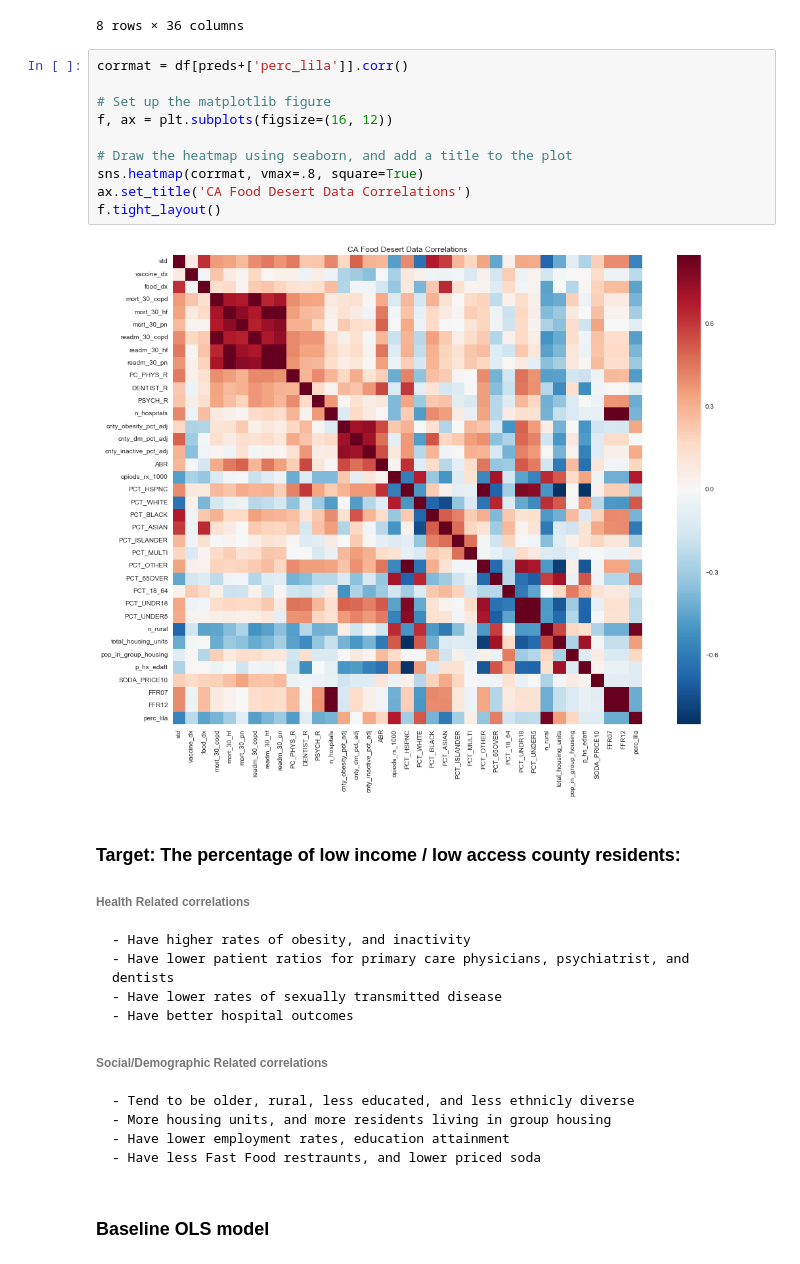
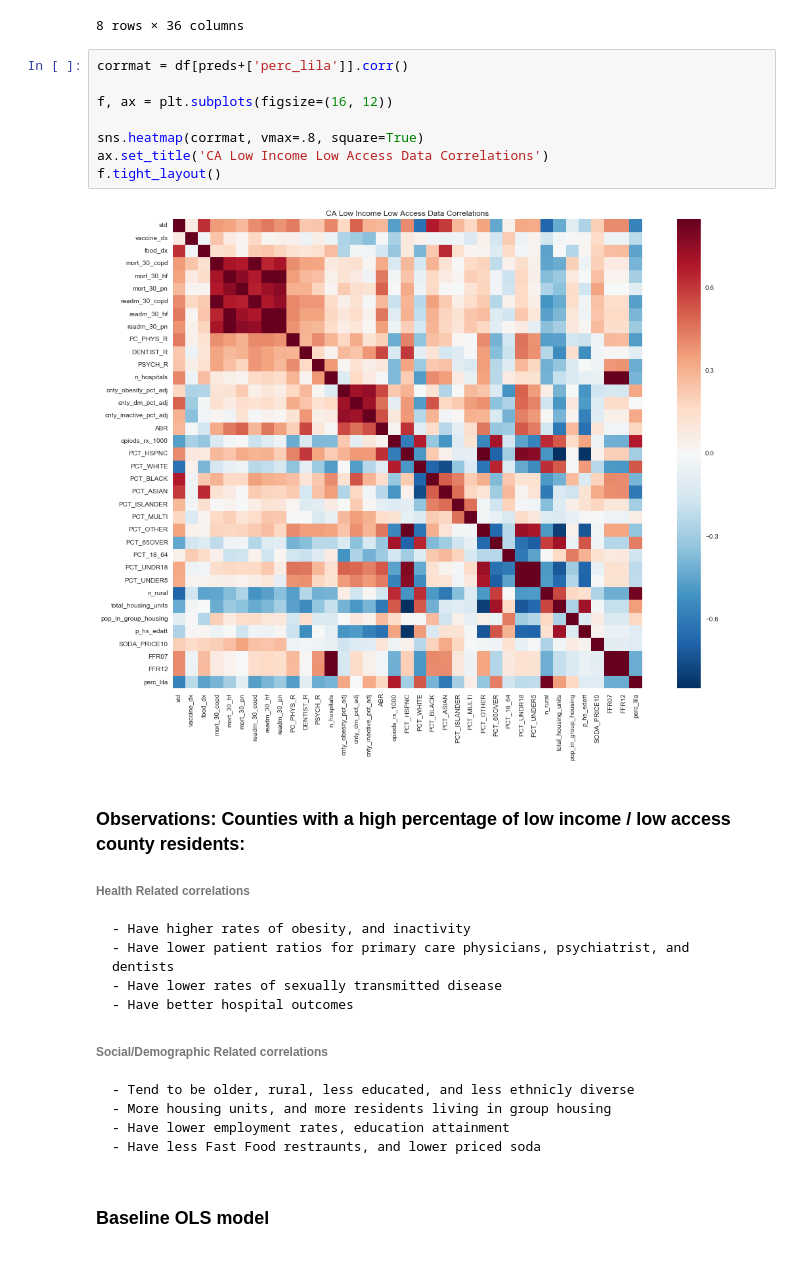
Before and after one commit to JamesSkane/desert_workspace, a Jupyter notebook: Presentation_multiple_predictor_regression.ipynb, the cells around one changed output. Drawn from its saved outputs; the diff is of its cells as text.

```diff
--- a/Presentation_multiple_predictor_regression.ipynb
+++ b/Presentation_multiple_predictor_regression.ipynb
@@ -102,18 +106,16 @@ df[preds].describe()
 # %%
 corrmat = df[preds+['perc_lila']].corr()
 
-# Set up the matplotlib figure
 f, ax = plt.subplots(figsize=(16, 12))
 
-# Draw the heatmap using seaborn, and add a title to the plot
 sns.heatmap(corrmat, vmax=.8, square=True)
-ax.set_title('CA Food Desert Data Correlations')
+ax.set_title('CA Low Income Low Access Data Correlations')
 f.tight_layout()
 # %% [output]
-[figure, old version]
+[figure, new version]
 # %% [markdown]
 
-### Target: The percentage of low income / low access county residents:
+### Observations: Counties with a high percentage of low income / low access county residents:
 
 ###### Health Related correlations
     - Have higher rates of obesity, and inactivity
```
Also changed, not shown: parts of 8 cells of this notebook, 2 other files.
